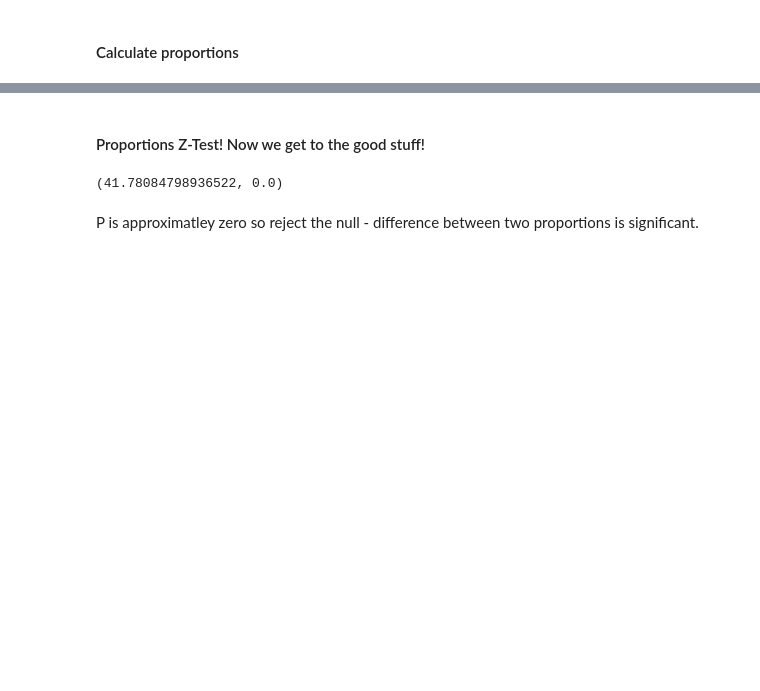
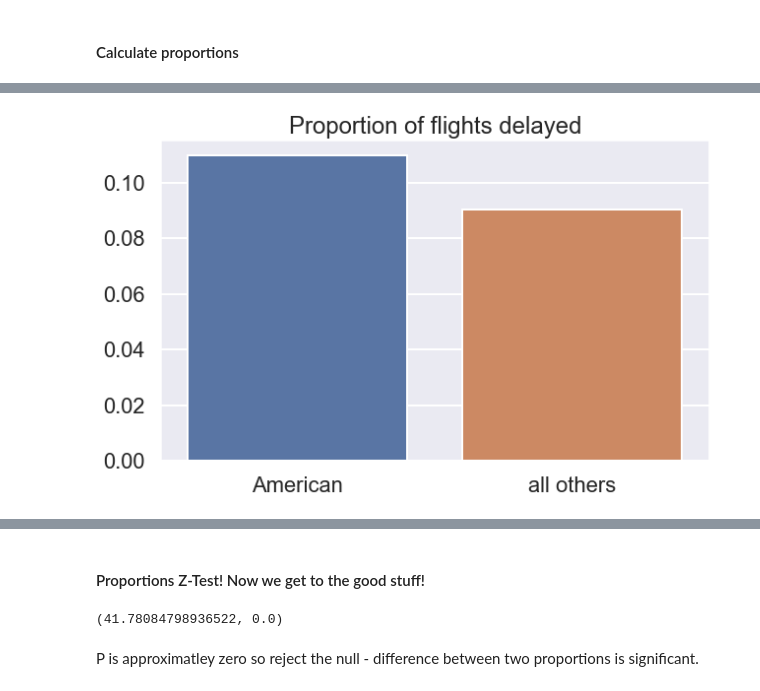
Before and after one commit to Mcllstr/Project_3_T_Testing, a Jupyter notebook: joes_workbook.ipynb, the cells around one changed output, grey strips where cells are left out. Saved outputs shown, nothing was run; the diff lists cells and outputs as text; code cells hidden in the pictures; blank space fills up the shorter version.

```diff
--- a/joes_workbook.ipynb
+++ b/joes_workbook.ipynb
@@ -94,0 +149,6 @@ AA_proportion, not_AA_proportion, AA_delay, not_AA_delay, AA_nobs, not_AA_nobs
+# %%
+plt.figure(figsize=(10,6))
+sns.barplot(['American', 'all others'], [AA_proportion, not_AA_proportion]).set_title('Proportion of flights delayed')
+sns.set(context='poster')
+# %% [output]
+[figure, added]
```
Also changed, not shown: parts of 29 cells of this notebook, 1 other file.
